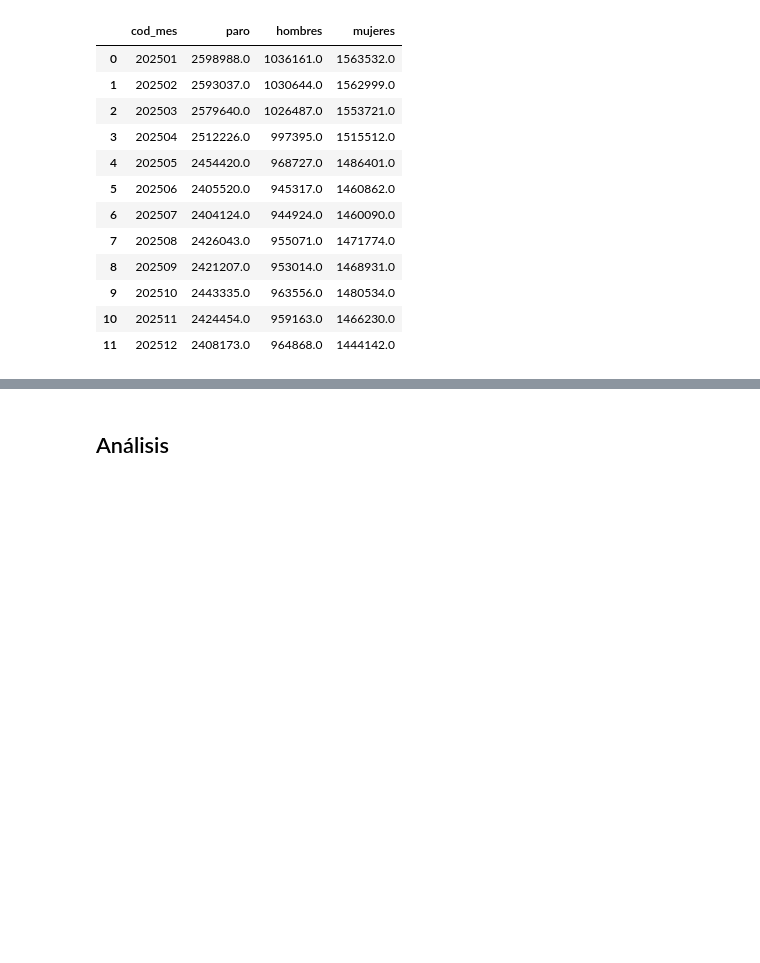
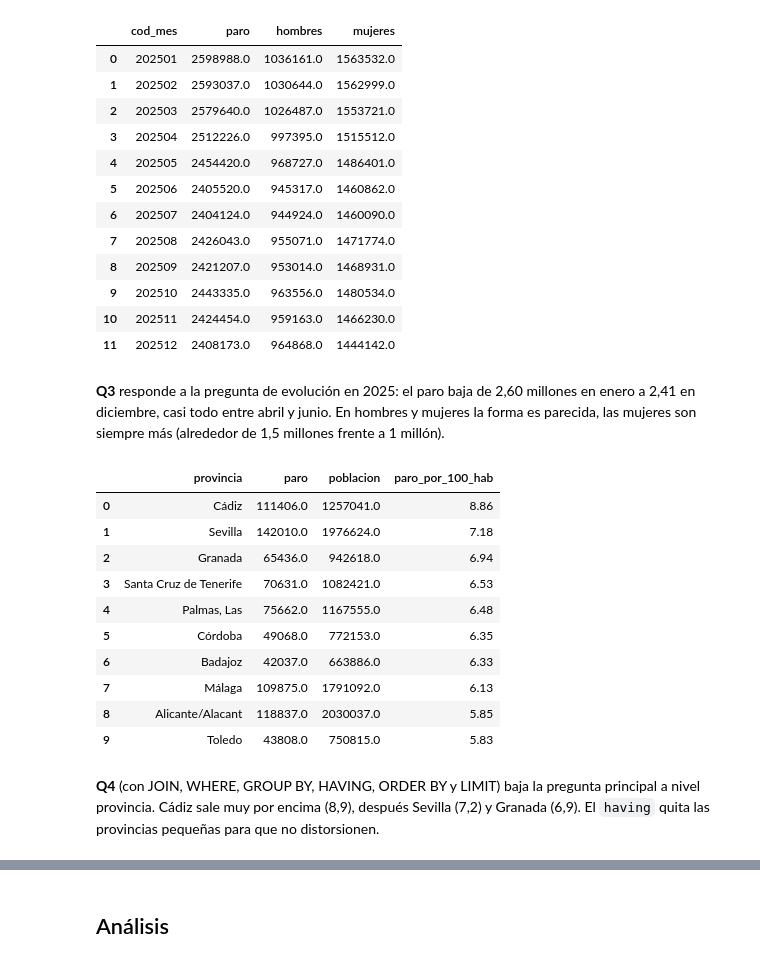
Before and after one commit to renzorico/del-dato-crudo-a-la-decision, a Jupyter notebook: entregable.ipynb, the cells around one changed output, grey strips where cells are left out. Saved outputs shown, nothing was run; the diff lists cells and outputs as text; code cells hidden in the pictures; blank space fills up the shorter version.

```diff
--- a/entregable.ipynb
+++ b/entregable.ipynb
@@ -331,3 +407,5 @@ q3
 | 9 | 202510 | 2443335.0 | 963556.0 | 1480534.0 |
 | 10 | 202511 | 2424454.0 | 959163.0 | 1466230.0 |
 | 11 | 202512 | 2408173.0 | 964868.0 | 1444142.0 |
+# %% [markdown]
+**Q3** responde a la pregunta de evolución en 2025: el paro baja de 2,60 millones en enero a 2,41 en diciembre, casi todo entre abril y junio. En hombres y mujeres la forma es parecida, las mujeres son siempre más (alrededor de 1,5 millones frente a 1 millón).
@@ -333,0 +427,17 @@ q3
+# %%
+q4 = consulta('q4_provincias_join.sql')
+q4
+# %% [output]
+|  | provincia | paro | poblacion | paro_por_100_hab |
+| 0 | Cádiz | 111406.0 | 1257041.0 | 8.86 |
+| 1 | Sevilla | 142010.0 | 1976624.0 | 7.18 |
+| 2 | Granada | 65436.0 | 942618.0 | 6.94 |
+| 3 | Santa Cruz de Tenerife | 70631.0 | 1082421.0 | 6.53 |
+| 4 | Palmas, Las | 75662.0 | 1167555.0 | 6.48 |
+| 5 | Córdoba | 49068.0 | 772153.0 | 6.35 |
+| 6 | Badajoz | 42037.0 | 663886.0 | 6.33 |
+| 7 | Málaga | 109875.0 | 1791092.0 | 6.13 |
+| 8 | Alicante/Alacant | 118837.0 | 2030037.0 | 5.85 |
+| 9 | Toledo | 43808.0 | 750815.0 | 5.83 |
+# %% [markdown]
+**Q4** (con JOIN, WHERE, GROUP BY, HAVING, ORDER BY y LIMIT) baja la pregunta principal a nivel provincia. Cádiz sale muy por encima (8,9), después Sevilla (7,2) y Granada (6,9). El `having` quita las provincias pequeñas para que no distorsionen.
```
Also changed, not shown: parts of 26 cells of this notebook, 5 other files.
